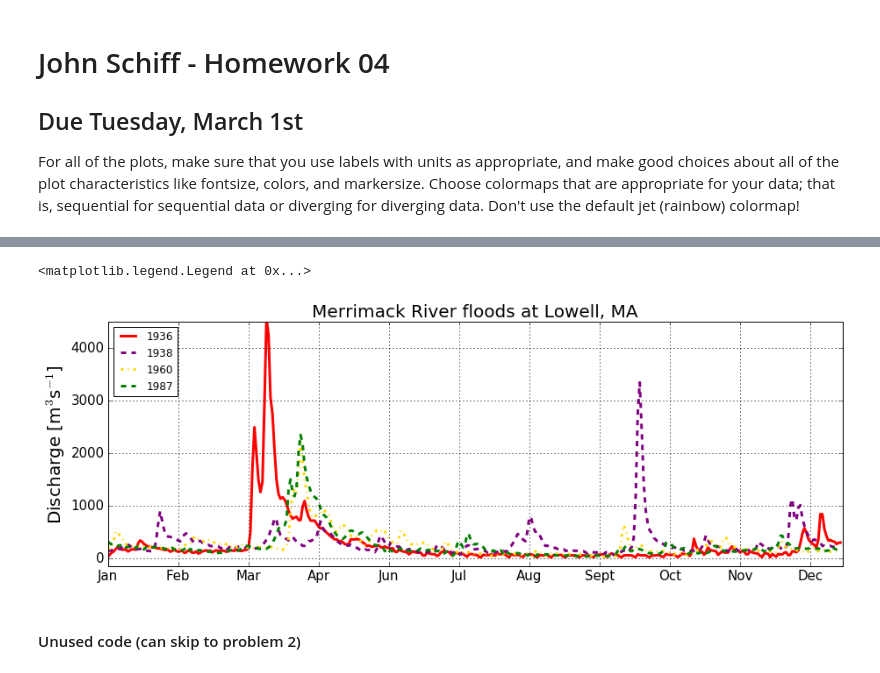
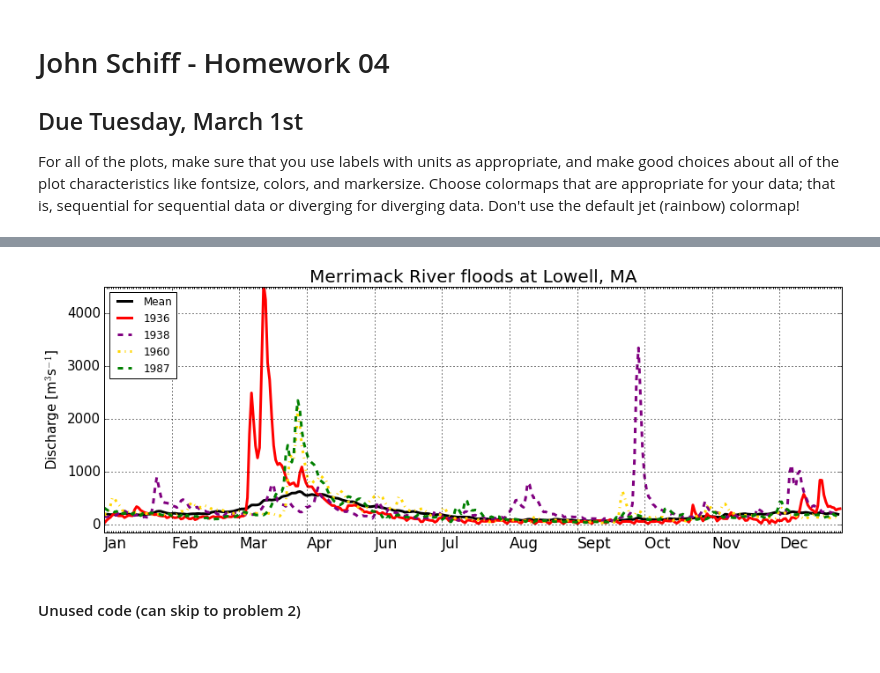
Before and after one commit to johntamu/python4geosciences-hw, a Jupyter notebook: hw04-solutions.ipynb, the cells around one changed output, grey strips where cells are left out. Saved outputs shown, nothing was run; the diff lists cells and outputs as text; code cells hidden in the pictures.

```diff
--- a/hw04-solutions.ipynb
+++ b/hw04-solutions.ipynb
@@ -69,24 +67,53 @@ for element in range(len(data00['Date'])):
+# %%
+f = open('merrimack_discharge.dat')
+f.seek(0)
+line=f.readlines()
+
+dict00={}
+for i in range(1923,2005):
+    Year=str(i)
+    dict00[Year]=[]
+    for l in line:
+        data= l.split('\t')
+        if not data: continue
+        if len(data)<3: continue
+        elif data[2].split('-')[0]==str(i):
+            dict00[Year].append(float(data[3])*0.0283168) # Multiply by factor to convert cubic feet to cubic meters
+
+# Script for the mean-- create a list and append the calculated mean into it
+
+mean = []
+for day in range(0,365):
+    a=0 # Total number for a = 365
+    arr=[]
+    for i in range(1924,2004):
+        a+=dict00[str(i)][day]
+        arr.append(dict00[str(i)][day])
+    mean.append(a/len(range(1924,2004))) # len(range(1924,2004)) = 80, so each a (365 in total) divided by 80
 # %%
 fig00 = plt.figure(figsize=(15,5))
 ax00 = fig00.add_subplot(1,1,1)
+ax00.plot(mean,lw=3, color='k',label='Mean')
 ax00.plot(dis1936,lw=3, color='red',label='1936')
 ax00.plot(dis1938,'--',lw=3, color='purple',label='1938')
 ax00.plot(dis1960,'-.',lw=3, color='gold',label='1960')
 ax00.plot(dis1987,'--',lw=3, color='green',label='1987')
 ax00.grid(True, color='k', linestyle=':', linewidth=1)
 ax00.set_xlim(0,366)
 ax00.set_ylim(-150,4500,1000)
-x00 = np.arange(0,360,35)
+x00 = np.arange(0,360,33.5)
 y00 = np.arange(0,5000,1000)
 labels00 = ['Jan','Feb','Mar','Apr','Jun','Jul','Aug','Sept','Oct','Nov','Dec']
-plt.ylabel('Discharge [m$^{3}$s$^{-1}$]', fontsize=20)
+plt.ylabel('Discharge [m$^{3}$s$^{-1}$]', fontsize=15)
 plt.title('Merrimack River floods at Lowell, MA', fontsize=20)
-plt.xticks(x00, labels00, fontsize=15)
+plt.xticks(x00, labels00, ha='left', fontsize=17) # ha -> set position of x labels
 plt.yticks(y00,fontsize=15)
+minorLocator = AutoMinorLocator(30)
 ax00.legend(loc=2)
+ax00.xaxis.set_minor_locator(minorLocator)
+plt.tick_params(which='minor', width=1)
 # fig00.tight_layout()
 # %% [output]
-<matplotlib.legend.Legend at 0x...>
-[figure, old version]
+[figure, new version]
 # %% [markdown]
 #### Unused code (can skip to problem 2)
```
Also changed, not shown: parts of 10 cells of this notebook.
